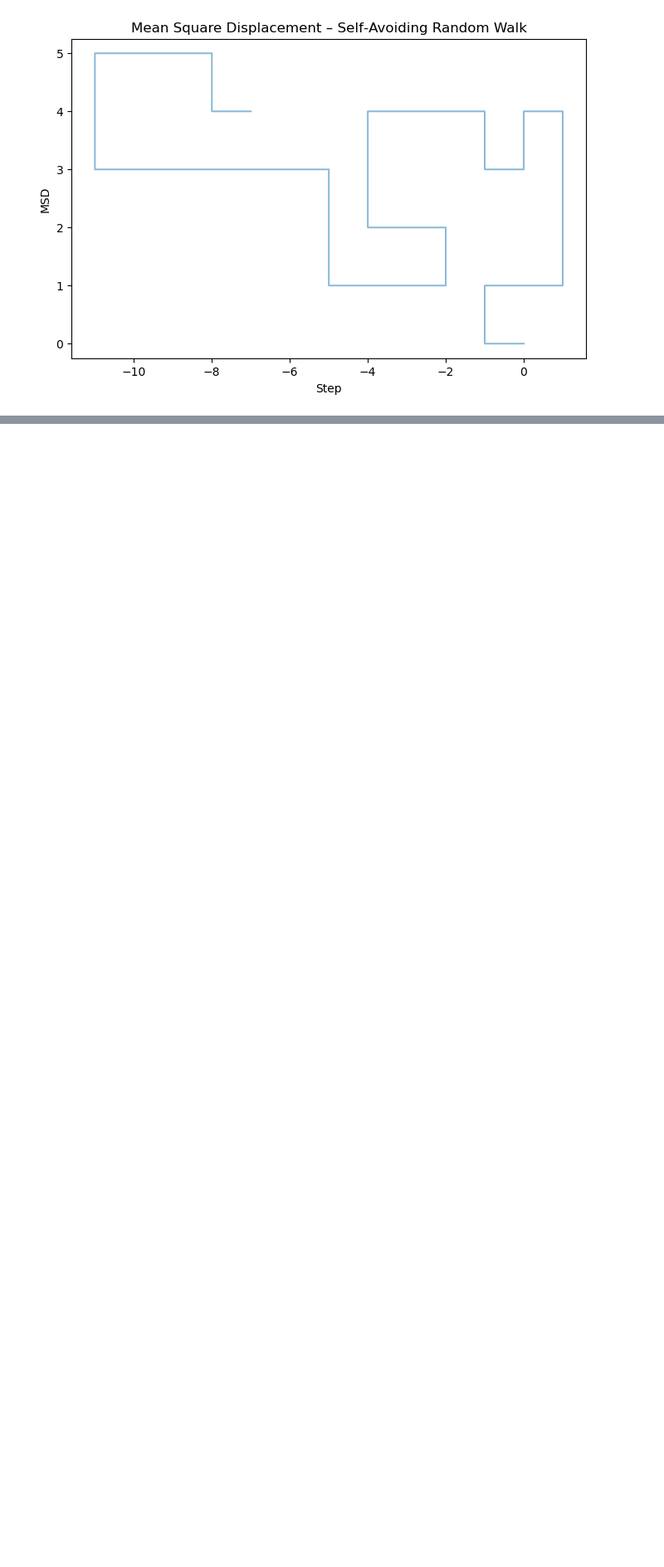
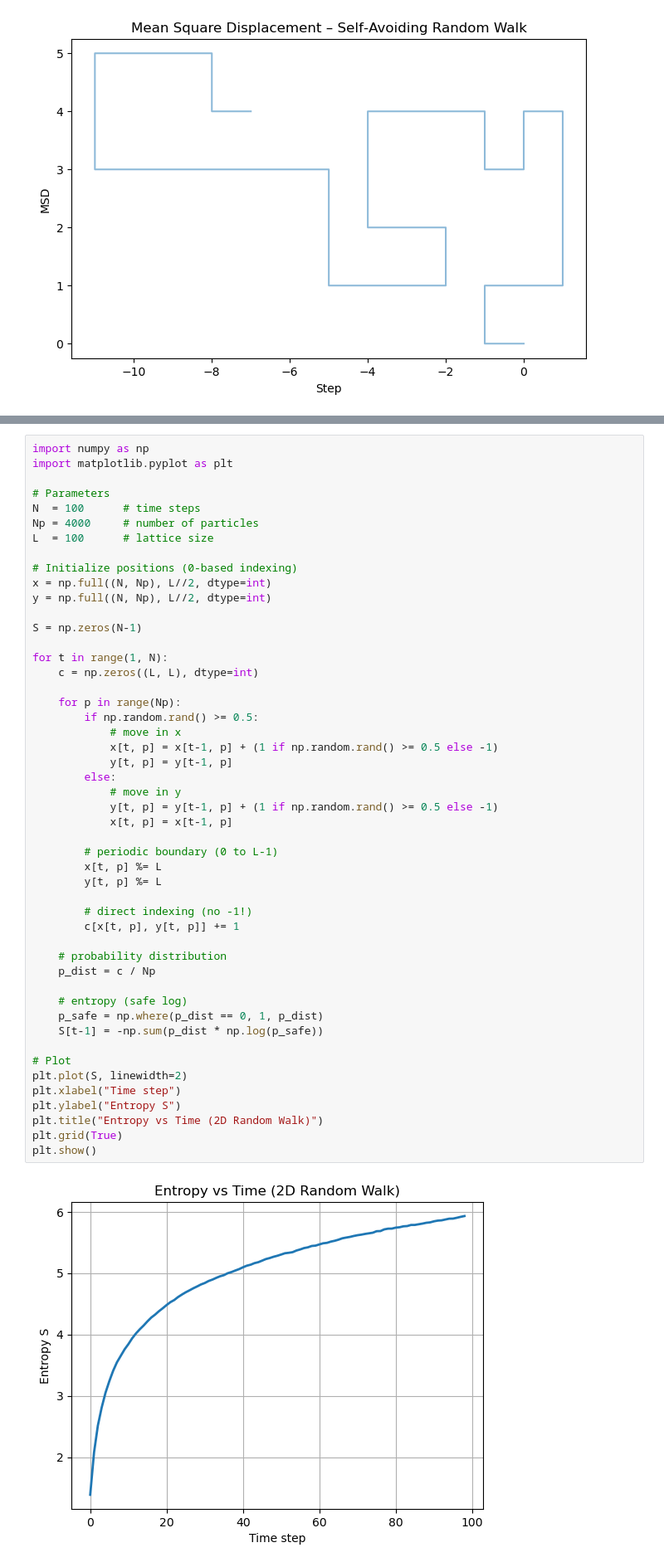
Before and after one commit to axe-n/tvm, a Jupyter notebook: course.copy.ipynb, the cells around one changed output, grey strips where cells are left out. Shown at 83% size. Cells and saved outputs as stored; diff of their text form; blank space fills up the shorter version.

```diff
--- a/course.copy.ipynb
+++ b/course.copy.ipynb
@@ -445,0 +510,51 @@ plt.show()
+# %%
+import numpy as np
+import matplotlib.pyplot as plt
+
+# Parameters
+N  = 100      # time steps
+Np = 4000     # number of particles
+L  = 100      # lattice size
+
+# Initialize positions (0-based indexing)
+x = np.full((N, Np), L//2, dtype=int)
+y = np.full((N, Np), L//2, dtype=int)
+
+S = np.zeros(N-1)
+
+for t in range(1, N):
+    c = np.zeros((L, L), dtype=int)
+
+    for p in range(Np):
+        if np.random.rand() >= 0.5:
+            # move in x
+            x[t, p] = x[t-1, p] + (1 if np.random.rand() >= 0.5 else -1)
+            y[t, p] = y[t-1, p]
+        else:
+            # move in y
+            y[t, p] = y[t-1, p] + (1 if np.random.rand() >= 0.5 else -1)
+            x[t, p] = x[t-1, p]
+
+        # periodic boundary (0 to L-1)
+        x[t, p] %= L
+        y[t, p] %= L
+
+        # direct indexing (no -1!)
+        c[x[t, p], y[t, p]] += 1
+
+    # probability distribution
+    p_dist = c / Np
+
+    # entropy (safe log)
+    p_safe = np.where(p_dist == 0, 1, p_dist)
+    S[t-1] = -np.sum(p_dist * np.log(p_safe))
+
+# Plot
+plt.plot(S, linewidth=2)
+plt.xlabel("Time step")
+plt.ylabel("Entropy S")
+plt.title("Entropy vs Time (2D Random Walk)")
+plt.grid(True)
+plt.show()
+# %% [output]
+[figure, added]
```
Also changed, not shown: parts of 20 cells of this notebook, 1 other file.
